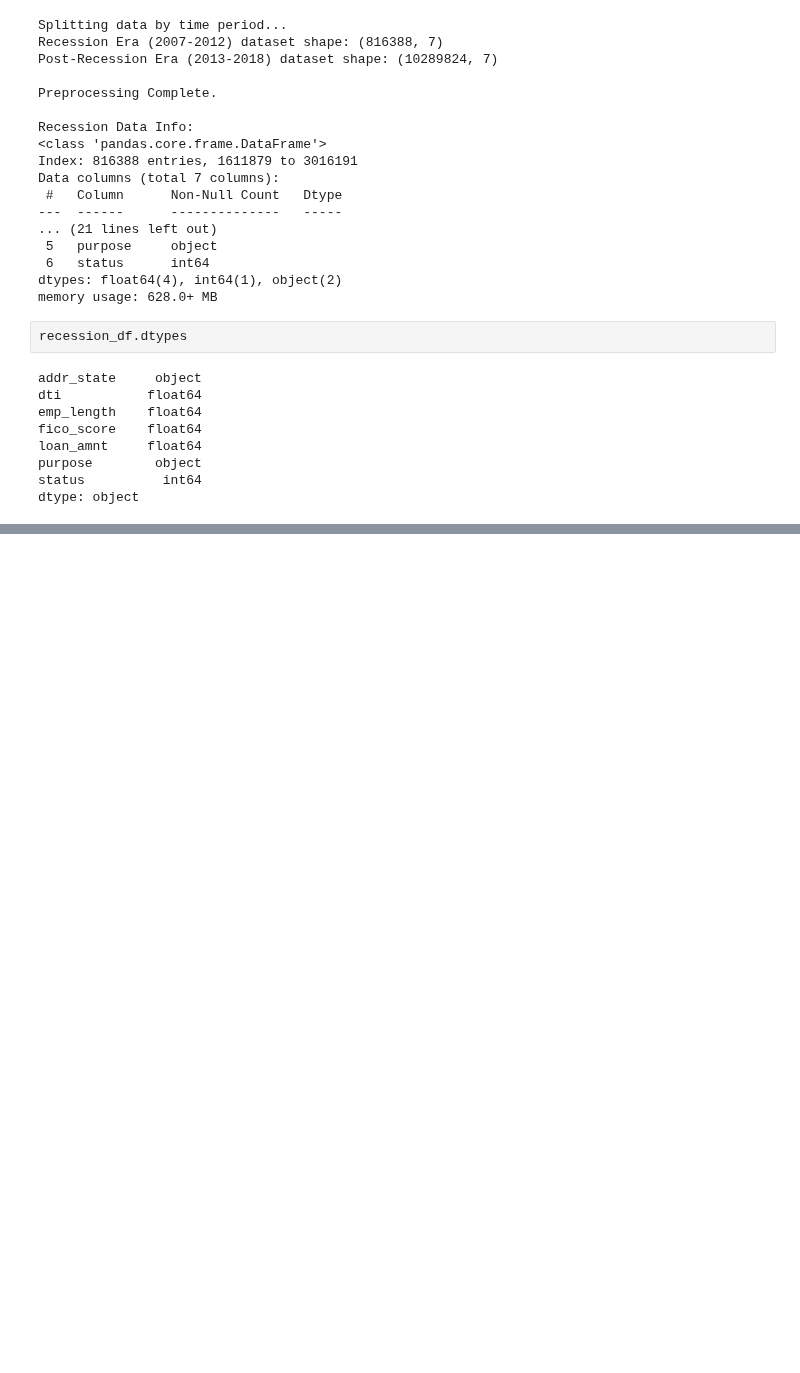
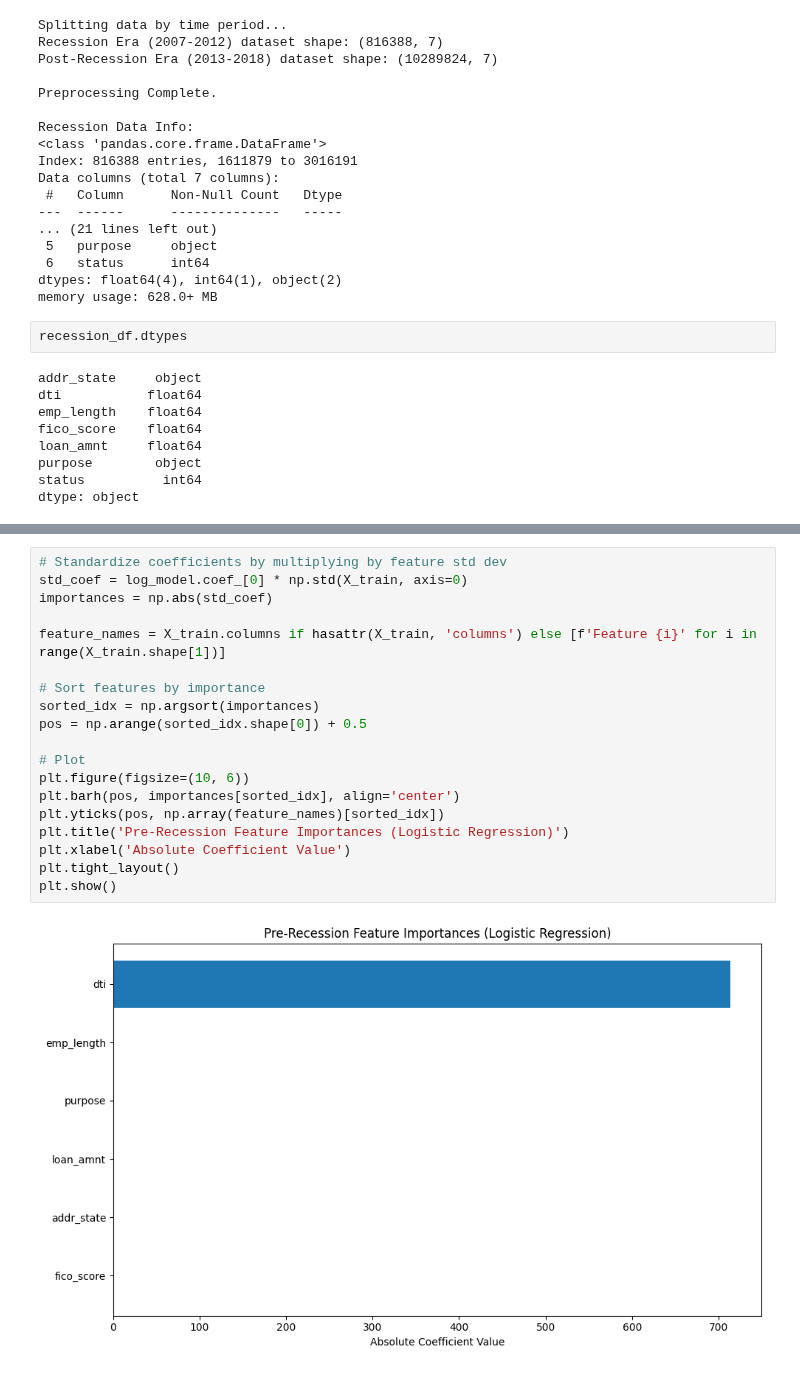
Before and after one commit to cedergrund/CSCI4622Project, a Jupyter notebook: checkincode.ipynb, the cells around one changed output, grey strips where cells are left out. Saved outputs shown, nothing was run; the diff lists cells and outputs as text; blank space fills up the shorter version.

Commit message:
Logistic Regression model

```diff
--- a/checkincode.ipynb
+++ b/checkincode.ipynb
@@ -328,0 +393,21 @@ dtype: object
+# %%
+# Standardize coefficients by multiplying by feature std dev
+std_coef = log_model.coef_[0] * np.std(X_train, axis=0)
+importances = np.abs(std_coef)
+
+feature_names = X_train.columns if hasattr(X_train, 'columns') else [f'Feature {i}' for i in range(X_train.shape[1])]
+
+# Sort features by importance
+sorted_idx = np.argsort(importances)
+pos = np.arange(sorted_idx.shape[0]) + 0.5
+
+# Plot
+plt.figure(figsize=(10, 6))
+plt.barh(pos, importances[sorted_idx], align='center')
+plt.yticks(pos, np.array(feature_names)[sorted_idx])
+plt.title('Pre-Recession Feature Importances (Logistic Regression)')
+plt.xlabel('Absolute Coefficient Value')
+plt.tight_layout()
+plt.show()
+# %% [output]
+[figure, added]
```
Also changed, not shown: parts of 4 cells of this notebook.
